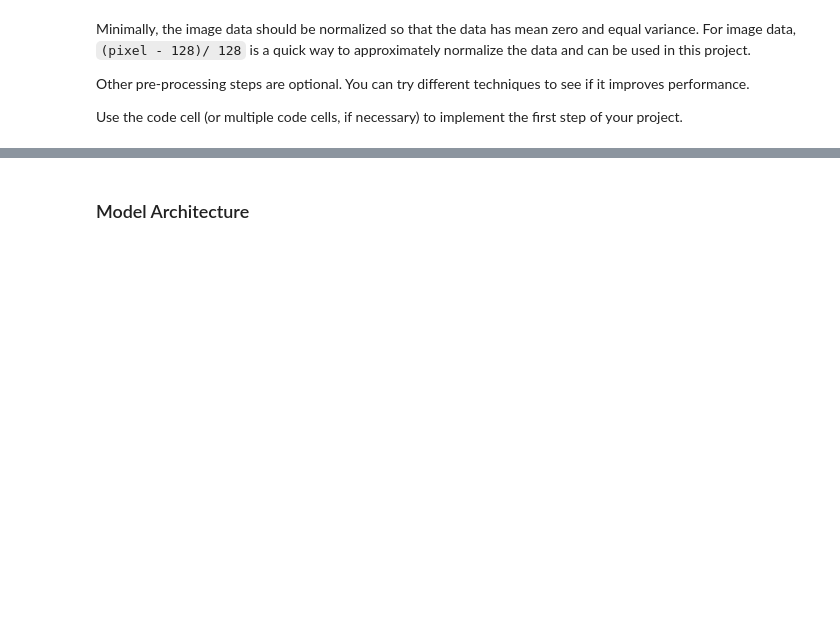
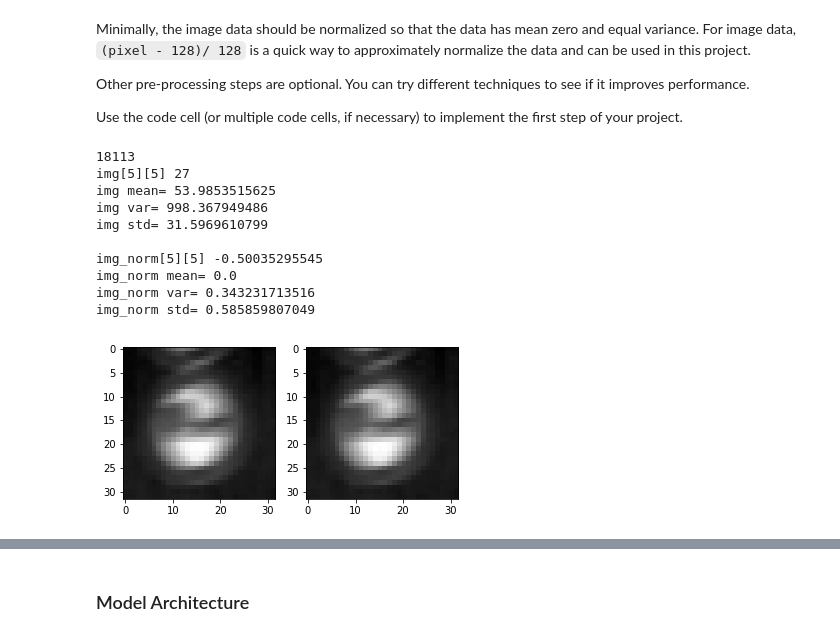
Before and after one commit to adhulipa/CarND-Traffic-Sign-Classifier-Project, a Jupyter notebook: Traffic_Sign_Classifier.ipynb, the cells around one changed output, grey strips where cells are left out. Cells and saved outputs as stored; diff of their text form; code cells hidden in the pictures; blank space fills up the shorter version.

Commit message:
Defined preprocessing

```diff
--- a/Traffic_Sign_Classifier.ipynb
+++ b/Traffic_Sign_Classifier.ipynb
@@ -152,6 +152,74 @@ Minimally, the image data should be normalized so that the data has mean zero an
 Other pre-processing steps are optional. You can try different techniques to see if it improves performance.
 
 Use the code cell (or multiple code cells, if necessary) to implement the first step of your project.
+# %%
+# Preprocessing helpers
+import cv2
+
+def yuv(img):
+    return
+
+def grayscale(img):
+    """Applies the Grayscale transform
+    This will return an image with only one color channel
+    but NOTE: to see the returned image as grayscale
+    (assuming your grayscaled image is called 'gray')
+    you should call plt.imshow(gray, cmap='gray')"""
+    # TODO: Consider cv2.cvtColor(img, cv2.COLOR_RGB2YUV)
+    return cv2.cvtColor(img, cv2.COLOR_RGB2GRAY)
+
+def global_constrast_norm(img):
+    """Applies the GCN algorithm. This works best on grayscale images.
+    Returns a new copy of the image.
+    http://www.deeplearningbook.org/contents/applications.html
+    """
+    if len(img.shape) == 3:
+        w, h, d = img.shape
+    else:
+        w, h = img.shape
+        d = 1
+    contrast = (np.sqrt((np.sum(img)-np.mean(img))**2)) / (w*h*d)
+    return (np.copy(img) - np.mean(img)) / contrast
+
+def example(data):
+    idx = random.randint(0, len(data))
+    print(idx)
+    plt.imshow(data[idx])
+
+    img = np.copy(data[idx])
+    img = grayscale(img)
+    plt.subplot(121)
+    plt.imshow(img, cmap='gray')
+    print("img[5][5]",img[5][5])
+    print("img mean=",np.mean(img))
+    print("img var=",np.var(img))
+    print("img std=",np.std(img))
+
+    print()
+    normalizer = 128 * np.ones_like(img)
+    img_norm = (np.copy(img)-normalizer)/normalizer
+    contrast = np.sqrt((np.sum(img) - np.mean(img)) ** 2) / (32*32*1)
+    img_norm = global_constrast_norm(img)
+
+    plt.subplot(122)
+    plt.imshow(img_norm, cmap='gray')
+    print("img_norm[5][5]",img_norm[5][5])
+    print("img_norm mean=",np.mean(img_norm))
+    print("img_norm var=",np.var(img_norm))
+    print("img_norm std=",np.std(img_norm))
+example(X_train)
+# %% [output]
+18113
+img[5][5] 27
+img mean= 53.9853515625
+img var= 998.367949486
+img std= 31.5969610799
+
+img_norm[5][5] -0.50035295545
+img_norm mean= 0.0
+img_norm var= 0.343231713516
+img_norm std= 0.585859807049
+[figure, added]
 # %%
 ### Preprocess the data here. It is required to normalize the data. Other preprocessing steps could include
 ### converting to grayscale, etc.
```
Also changed, not shown: parts of 2 cells of this notebook, 1 other file.
